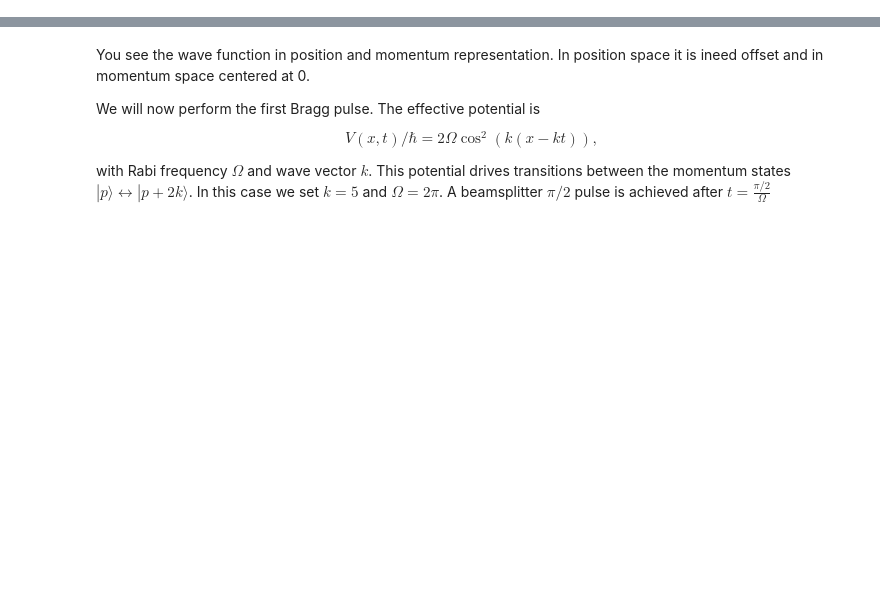
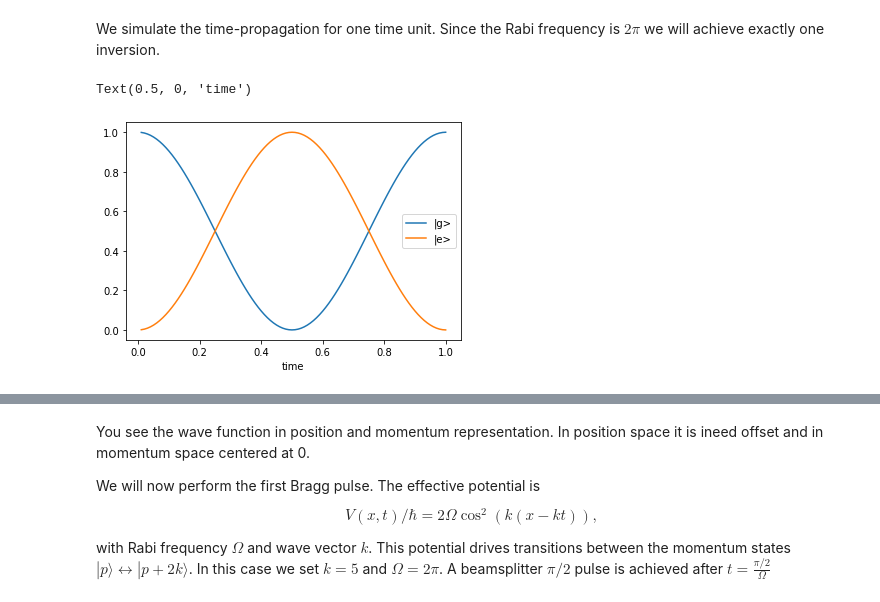
Before and after one commit to savowe/pytalises, a Jupyter notebook: docs/source/additional_examples.ipynb, the cells around one changed output, grey strips where cells are left out. Saved outputs shown, nothing was run; the diff lists cells and outputs as text; code cells hidden in the pictures; blank space fills up the shorter version.

```diff
--- a/docs/source/additional_examples.ipynb
+++ b/docs/source/additional_examples.ipynb
@@ -0,0 +27,28 @@
+# %%
+psi = pt.Wavefunction(["exp(-x**2)","0"], number_of_grid_points=(256,),
+    spatial_ext=(-5,5), normalize_const=1.0)
+
+V = ["0", "Omega_Rabi/2*exp(-1j*omega*t)", "omega"]
+
+f_Rabi = 1
+Omega_Rabi = 2*np.pi*f_Rabi
+pulse_length = 1/f_Rabi # One complete inversion
+num_time_steps = 100
+pop = np.zeros((num_time_steps, 2)) # vector that saves the state population
+time = np.zeros(num_time_steps)
+# %% [markdown]
+We simulate the time-propagation for one time unit. Since the Rabi frequency is $2\pi$ we will achieve exactly one inversion.
+# %%
+for i in range(num_time_steps):
+    psi.propagate(V, num_time_steps=1,
+        delta_t=pulse_length/num_time_steps,
+        variables={'Omega_Rabi': Omega_Rabi, 'omega': 10})
+    pop[i,:] = psi.state_occupation()
+    time[i] = psi.t
+
+lines = plt.plot(time, pop)
+plt.legend(lines, ('|g>', '|e>'))
+plt.xlabel("time")
+# %% [output]
+Text(0.5, 0, 'time')
+[figure, added]
```
Also changed, not shown: parts of 52 cells of this notebook, 8 other files.
